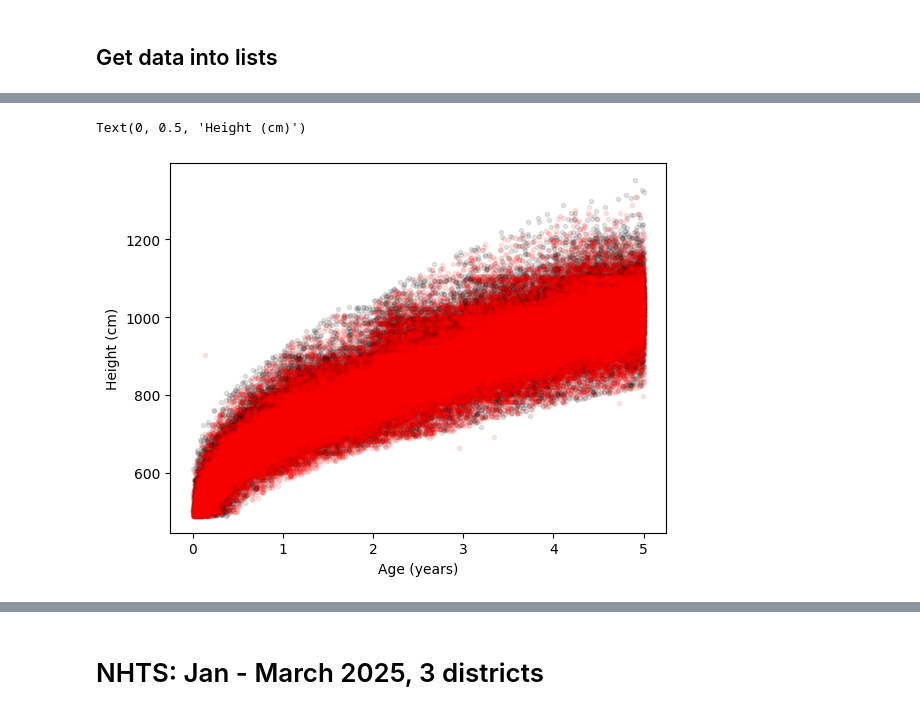
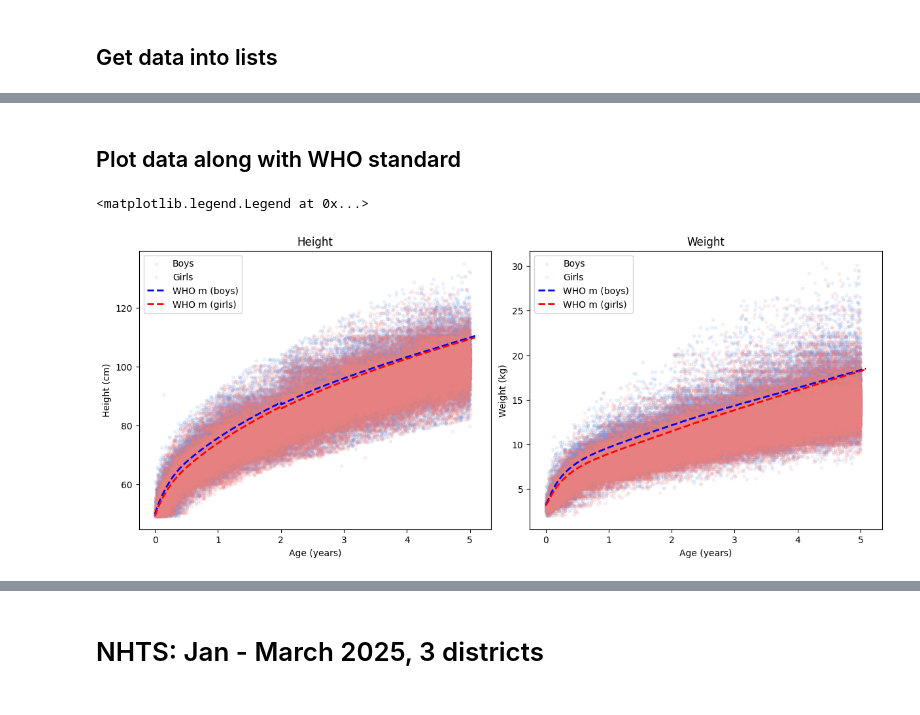
Before and after one commit to vaishnav-sudhanva/discsim, a Jupyter notebook: api/utils/Pre Survey Nested Simulation/ECD_data_analysis.ipynb, the cells around one changed output, grey strips where cells are left out. Cells and saved outputs as stored; diff of their text form; code cells hidden in the pictures.

Commit message:
Compare simulation to NHFS-5 data

```diff
--- a/api/utils/Pre Survey Nested Simulation/ECD_data_analysis.ipynb
+++ b/api/utils/Pre Survey Nested Simulation/ECD_data_analysis.ipynb
@@ -138,13 +151,17 @@ data.drop(data[(data['hc4'].isin(excl_values)) | (data['hc5'].isin(excl_values))
+# %%
+# Drop rows with NaN for hc2, hc3 or hc1a
+data.dropna(subset=['hc2', 'hc3', 'hc1a'], inplace=True)
 # %% [markdown]
 ## Get data into lists
 # %%
 age = data['hc1a']
-weight = data['hc2']
-height = data['hc3']
+weight = data['hc2']/10
+height = data['hc3']/10
 hap = data['hc4']
-haz = data['hc5']
+haz = data['hc5']/100
 wap = data['hc7']
-waz = data['hc8']
+waz = data['hc8']/100
 whp = data['hc10']
-whz = data['hc11']
+whz = data['hc11']/100
+lohr = data['hc15'] # Whether height measured lying or standing
 sex = data['hc27']
@@ -190,11 +273,43 @@ Text(0.5, 1.0, 'WAP Distribution')
+# %% [markdown]
+## Plot data along with WHO standard
 # %%
+fig, ax = plt.subplots(1, 2, figsize=(12, 5), constrained_layout = True)
+
+# Height
 boys = sex[sex == 1]
 girls = sex[sex == 2]
-plt.figure()
-plt.scatter(age[boys.index]/365, height[boys.index], color = 'k', marker = '.', alpha = 0.1, label = 'Boys')
-plt.scatter(age[girls.index]/365, height[girls.index], color = 'r', marker = '.', alpha = 0.1, label = 'Girls')
-plt.xlabel('Age (years)')
-plt.ylabel('Height (cm)')
+ax[0].scatter(age[boys.index]/365, height[boys.index], color = 'cornflowerblue', marker = '.', alpha = 0.1, label = 'Boys')
+ax[0].scatter(age[girls.index]/365, height[girls.index], color = 'lightcoral', marker = '.', alpha = 0.1, label = 'Girls')
+
+# Plot m from WHO haz parameters as a function of _agedays from WHO growth standards
+n_rows = len(haz_params['_agedays'])
+ax[0].plot(haz_params['_agedays'][:int(n_rows/2)]/365, haz_params['m'][:int(n_rows/2)], color='b', linewidth=2, linestyle='--',
+         label = 'WHO m (boys)')
+ax[0].plot(haz_params['_agedays'][int(n_rows/2):] /365, haz_params['m'][int(n_rows/2):], color='r', linewidth=2, linestyle='--',
+         label = 'WHO m (girls)')
+
+ax[0].set_xlabel('Age (years)')
+ax[0].set_ylabel('Height (cm)')
+ax[0].set_title('Height')
+
+ax[0].legend()
+
+# Weight
+ax[1].scatter(age[boys.index]/365, weight[boys.index], color = 'cornflowerblue', marker = '.', alpha = 0.1, label = 'Boys')
+ax[1].scatter(age[girls.index]/365, weight[girls.index], color = 'lightcoral', marker = '.', alpha = 0.1, label = 'Girls')
+
+# Plot m from WHO waz parameters as a function of _agedays from WHO growth standards
+n_rows = len(waz_params['_agedays'])
+ax[1].plot(waz_params['_agedays'][:int(n_rows/2)]/365, waz_params['m'][:int(n_rows/2)], color='b', linewidth=2, linestyle='--',
+         label = 'WHO m (boys)')
+ax[1].plot(waz_params['_agedays'][int(n_rows/2):] /365, waz_params['m'][int(n_rows/2):], color='r', linewidth=2, linestyle='--',
+         label = 'WHO m (girls)')
+
+ax[1].set_xlabel('Age (years)')
+ax[1].set_ylabel('Weight (kg)')
+ax[1].set_title('Weight')
+
+ax[1].legend()
 # %% [output]
-Text(0, 0.5, 'Height (cm)')
+<matplotlib.legend.Legend at 0x...>
-[figure, old version]
+[figure, new version]
```
Also changed, not shown: parts of 14 cells of this notebook, 1 other file.
